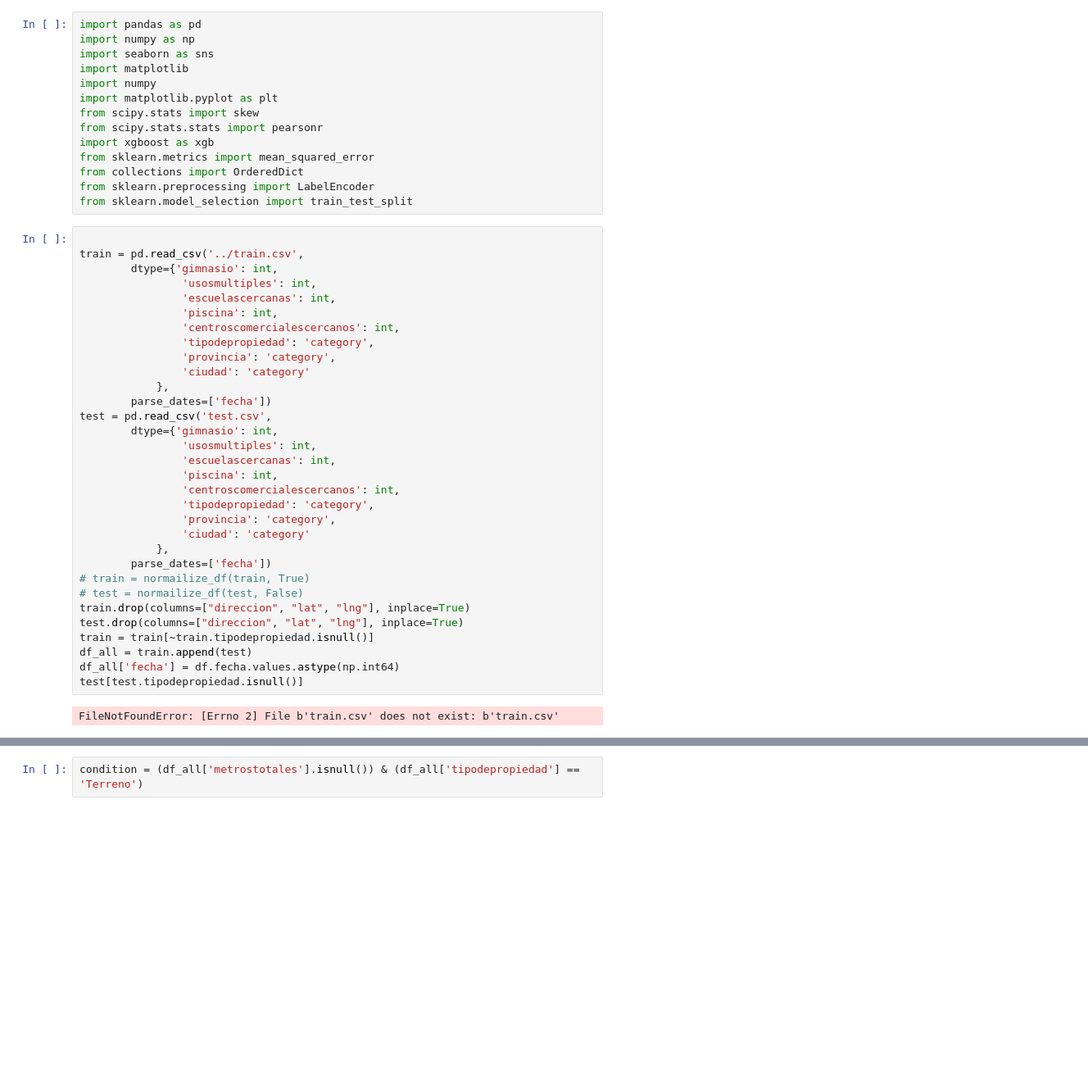
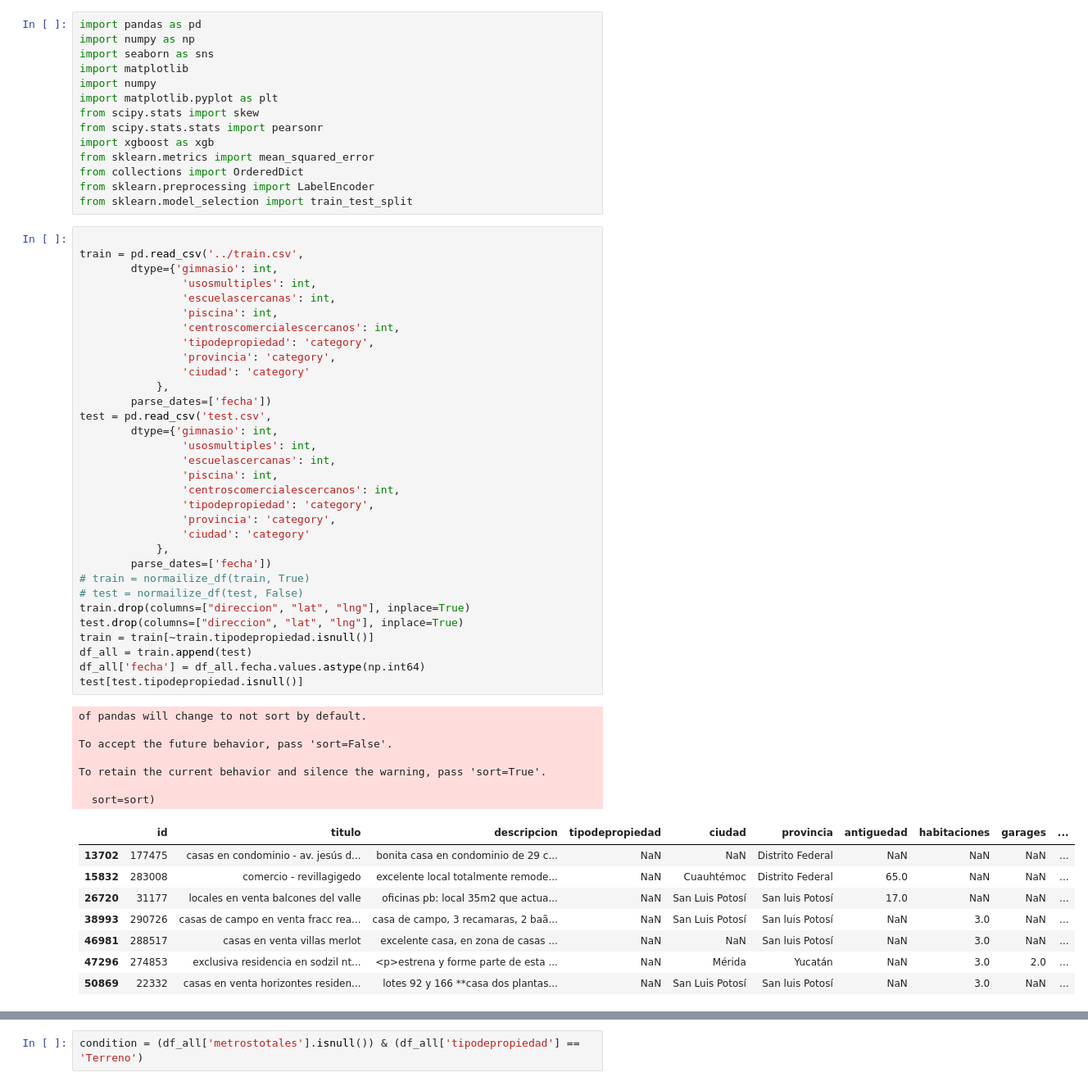
Before and after one commit to ggparente95/tp2-zonajobs, a Jupyter notebook: XGBoost Final/Data Exploration-Reviewingmts.ipynb, the cells around one changed output, grey strips where cells are left out. Shown: that part at 82% size. Saved outputs shown, nothing was run; the diff lists cells and outputs as text; blank space fills up the shorter version.

```diff
--- a/XGBoost Final/Data Exploration-Reviewingmts.ipynb
+++ b/XGBoost Final/Data Exploration-Reviewingmts.ipynb
@@ -17,35 +17,49 @@ from sklearn.model_selection import train_test_split
 train = pd.read_csv('../train.csv',
         dtype={'gimnasio': int,
                 'usosmultiples': int,
                 'escuelascercanas': int,
                 'piscina': int,
                 'centroscomercialescercanos': int,
                 'tipodepropiedad': 'category',
                 'provincia': 'category',
                 'ciudad': 'category'
             },
         parse_dates=['fecha'])
 test = pd.read_csv('test.csv',
         dtype={'gimnasio': int,
                 'usosmultiples': int,
                 'escuelascercanas': int,
                 'piscina': int,
                 'centroscomercialescercanos': int,
                 'tipodepropiedad': 'category',
                 'provincia': 'category',
                 'ciudad': 'category'
             },
         parse_dates=['fecha'])
 # train = normailize_df(train, True)
 # test = normailize_df(test, False)
 train.drop(columns=["direccion", "lat", "lng"], inplace=True)
 test.drop(columns=["direccion", "lat", "lng"], inplace=True)
 train = train[~train.tipodepropiedad.isnull()]
 df_all = train.append(test)
-df_all['fecha'] = df.fecha.values.astype(np.int64)
+df_all['fecha'] = df_all.fecha.values.astype(np.int64)
 test[test.tipodepropiedad.isnull()]
 # %% [output]
-FileNotFoundError: [Errno 2] File b'train.csv' does not exist: b'train.csv'
+of pandas will change to not sort by default.
+
+To accept the future behavior, pass 'sort=False'.
+
+To retain the current behavior and silence the warning, pass 'sort=True'.
+
+  sort=sort)
+|  | id | titulo | descripcion | tipodepropiedad | ciudad | provincia | antiguedad | habitaciones | garages | ... |
+| 13702 | 177475 | casas en condominio - av. jesús d... | bonita casa en condominio de 29 c... | NaN | NaN | Distrito Federal | NaN | NaN | NaN | ... |
+| 15832 | 283008 | comercio - revillagigedo | excelente local totalmente remode... | NaN | Cuauhtémoc | Distrito Federal | 65.0 | NaN | NaN | ... |
+| 26720 | 31177 | locales en venta balcones del valle | oficinas pb: local 35m2 que actua... | NaN | San Luis Potosí | San luis Potosí | 17.0 | NaN | NaN | ... |
+| 38993 | 290726 | casas de campo en venta fracc rea... | casa de campo, 3 recamaras, 2 baã... | NaN | San Luis Potosí | San luis Potosí | NaN | 3.0 | NaN | ... |
+| 46981 | 288517 | casas en venta villas merlot | excelente casa, en zona de casas ... | NaN | NaN | San luis Potosí | NaN | 3.0 | NaN | ... |
+| 47296 | 274853 | exclusiva residencia en sodzil nt... | <p>estrena y forme parte de esta ... | NaN | Mérida | Yucatán | NaN | 3.0 | 2.0 | ... |
+| 50869 | 22332 | casas en venta horizontes residen... | lotes 92 y 166 **casa dos plantas... | NaN | San Luis Potosí | San luis Potosí | NaN | 3.0 | NaN | ... |
 # %%
 # df_all[:train] = np.log(df_train.SalePrice)
 df_all['preciomt2'] = df_all['precio'] / (df_all['metroscubiertos'] + df_all['metrostotales'])
```
Also changed, not shown: parts of 19 cells of this notebook.
